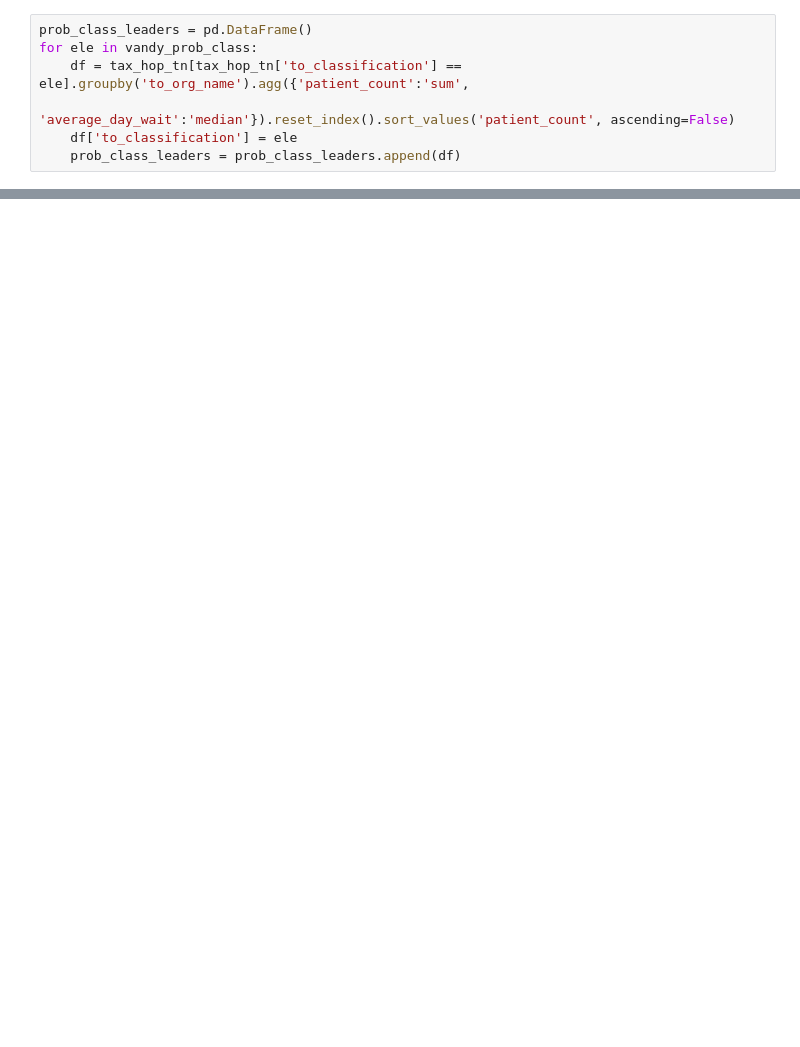
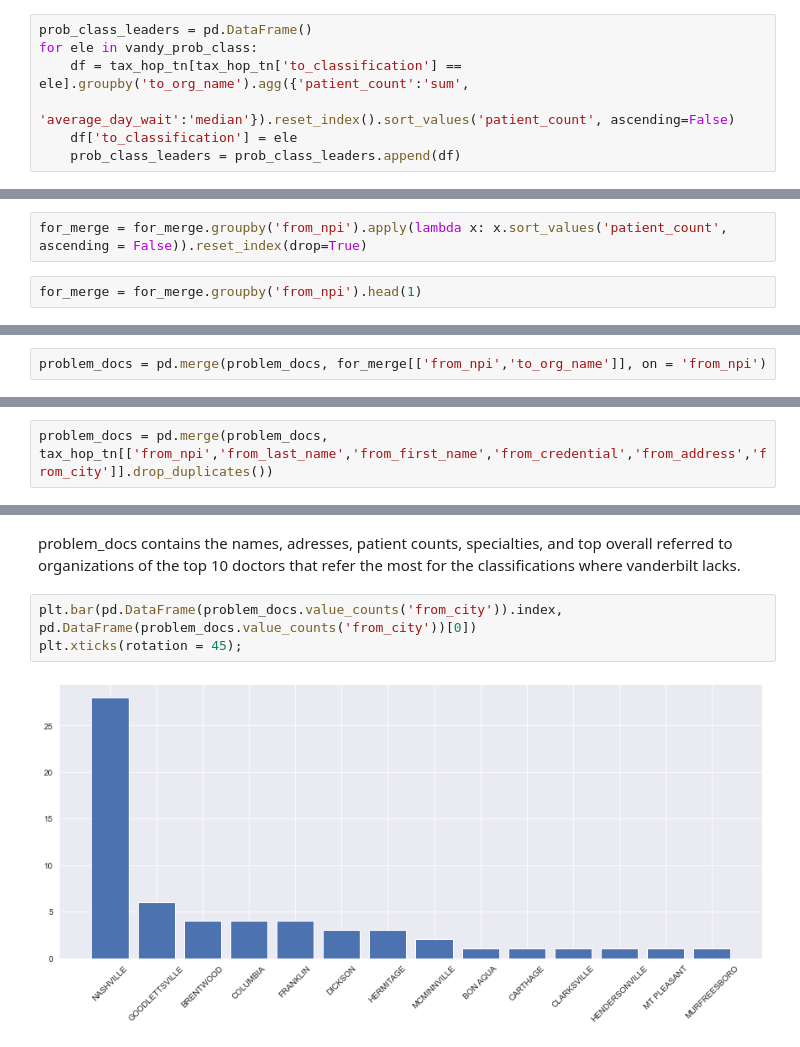
Before and after one commit to nss-data-science-cohort-5/hop_team-hot_pretzels, a Jupyter notebook: hop_teaming_analysis.ipynb, the cells around one changed output, grey strips where cells are left out. Saved outputs shown, nothing was run; the diff lists cells and outputs as text; blank space fills up the shorter version.

```diff
--- a/hop_teaming_analysis.ipynb
+++ b/hop_teaming_analysis.ipynb
@@ -1069,0 +1106,4 @@ ax.map_dataframe(sns.barplot,x = 'to_classification',
+# %%
+for_merge = for_merge.groupby('from_npi').apply(lambda x: x.sort_values('patient_count', ascending = False)).reset_index(drop=True)
+# %%
+for_merge = for_merge.groupby('from_npi').head(1)
@@ -1069,0 +1130,2 @@ ax.map_dataframe(sns.barplot,x = 'to_classification',
+# %%
+problem_docs = pd.merge(problem_docs, for_merge[['from_npi','to_org_name']], on = 'from_npi')
@@ -1069,0 +1145,2 @@ ax.map_dataframe(sns.barplot,x = 'to_classification',
+# %%
+problem_docs = pd.merge(problem_docs, tax_hop_tn[['from_npi','from_last_name','from_first_name','from_credential','from_address','from_city']].drop_duplicates())
@@ -1069,0 +1167,7 @@ ax.map_dataframe(sns.barplot,x = 'to_classification',
+# %% [markdown]
+problem_docs contains the names, adresses, patient counts, specialties, and top overall referred to organizations of the top 10 doctors that refer the most for the classifications where vanderbilt lacks.
+# %%
+plt.bar(pd.DataFrame(problem_docs.value_counts('from_city')).index, pd.DataFrame(problem_docs.value_counts('from_city'))[0])
+plt.xticks(rotation = 45);
+# %% [output]
+[figure, added]
```
Also changed, not shown: parts of 34 cells of this notebook, 1 other file.
